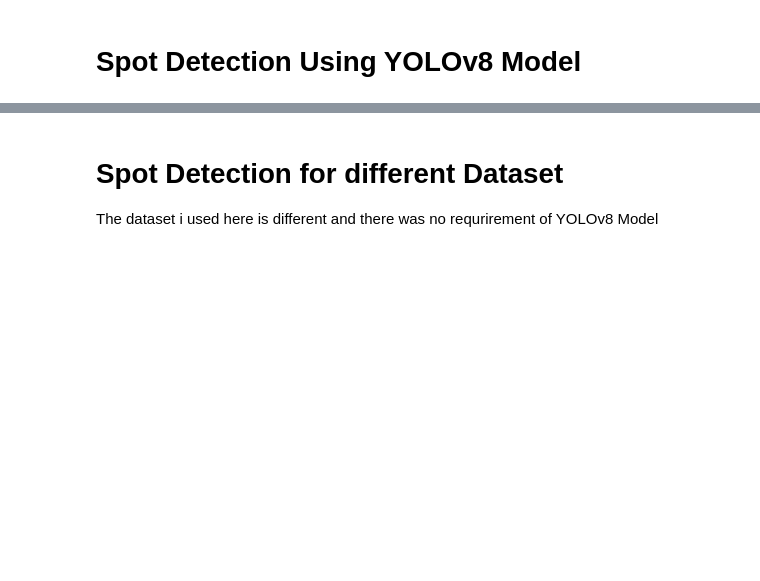
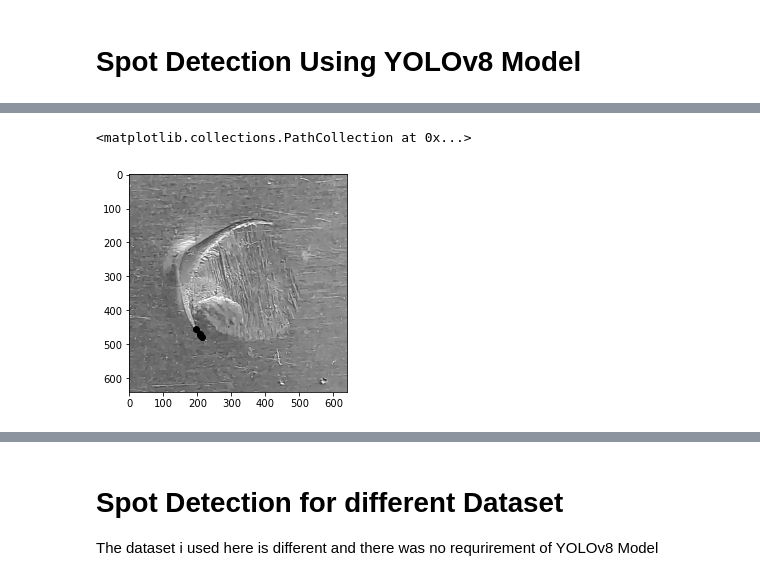
Before and after one commit to Protagonist-8/SpotProject, a Jupyter notebook: structured_spot_test.ipynb, the cells around one changed output, grey strips where cells are left out. Drawn from its saved outputs; the diff is of its cells as text; code cells hidden in the pictures; blank space fills up the shorter version.

```diff
--- a/structured_spot_test.ipynb
+++ b/structured_spot_test.ipynb
@@ -596,3 +631,9 @@ plt.imshow(circle_img,cmap='gray')
+# %%
+plt.imshow(resized_gray,cmap='gray')
+plt.scatter(coord_x,coord_y,color='black')
+# %% [output]
+<matplotlib.collections.PathCollection at 0x...>
+[figure, added]
 # %%
 # All the preprocessing required is done
 resized_input=cv2.resize(cropped_img,(640,640))
```
Also changed, not shown: parts of 15 cells of this notebook.
